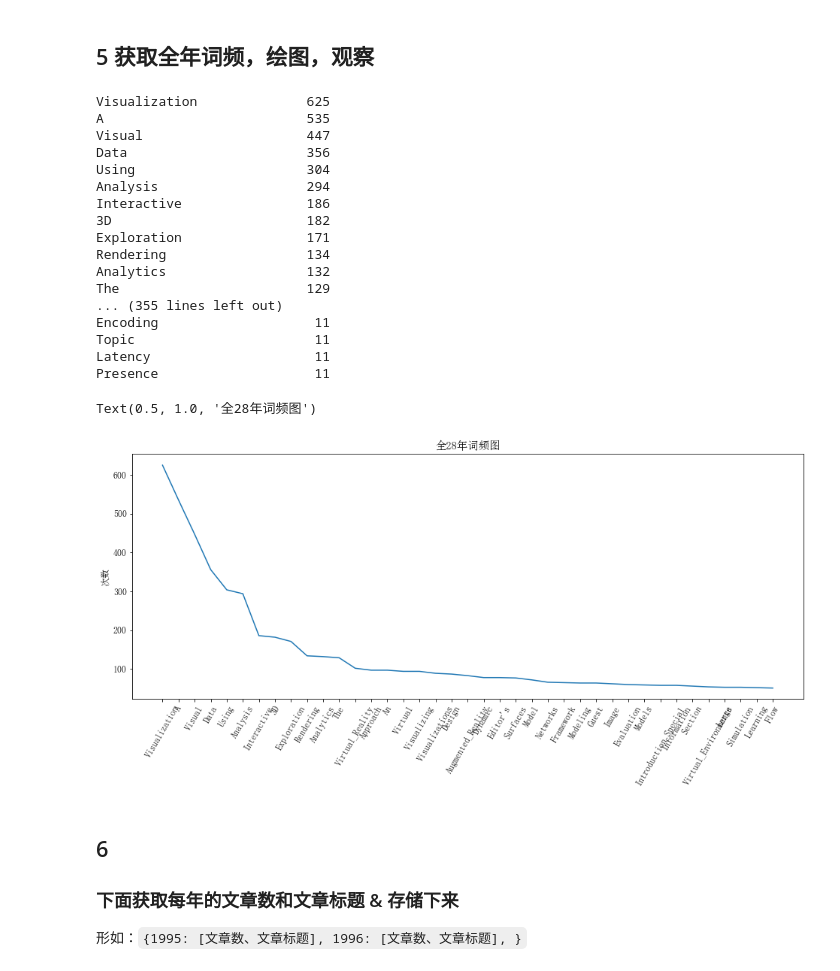
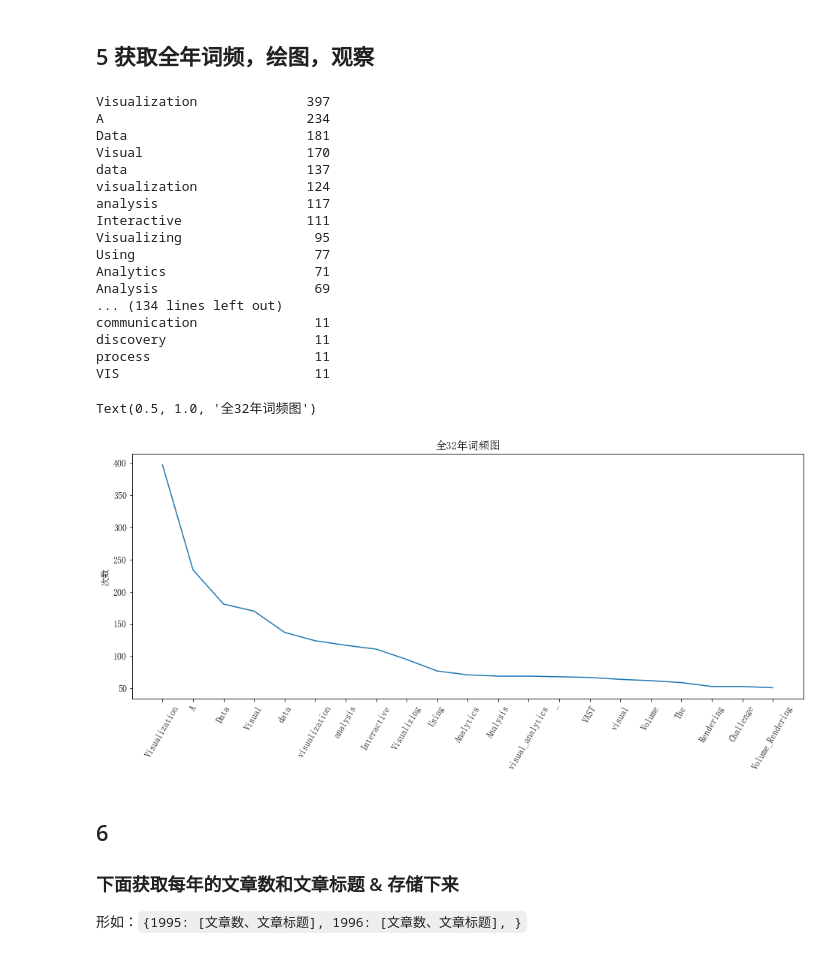
Before and after one commit to visforever/visforever.github.io, a Jupyter notebook: SNS_prj01_weibo0331/notes/tool_getTargetPaper_IEEEVIS.ipynb, the cells around one changed output. Drawn from its saved outputs; the diff is of its cells as text; code cells hidden in the pictures.

Commit message:
update ieeevis

```diff
--- a/SNS_prj01_weibo0331/notes/tool_getTargetPaper_IEEEVIS.ipynb
+++ b/SNS_prj01_weibo0331/notes/tool_getTargetPaper_IEEEVIS.ipynb
@@ -1044,9 +1044,9 @@ config = {
 rcParams.update(config)
 
 # 全年词频
-DictByYear = load_variable1('wordFreqDict.txt')
+DictByYear = load_variable1('IEEEV_wordFreqDict.txt')
 allYearDict = dict()
-for year in range(1995, 2023):
+for year in range(1990, 2022):
     curWords = DictByYear[year][2]
 
     for k, v in curWords.items():
@@ -1058,53 +1058,53 @@ items = list(allYearDict.items())  # 转换为list
 length = len(items)
 
 # print("items.len = " + str(len(items)))  # ●2 不一样的词的个数
 items.sort(key=lambda x: x[1], reverse=True)  # 按照词频排序
 
 
 wordcloudDic = dict()  # ●3 存放前k个词 & 词频
 
 top_k = 1000
 
 for i in range(top_k):
     word, count = items[i]
     wordcloudDic[word] = count
     if count > 10:
         print("{0:<20}{1:>10}".format(word, count))
 
 
 # 只画出词频大于50的词，看看情况
 plt_dic = dict()
 for k, v in wordcloudDic.items():
     if v > 50:
         plt_dic[k] = v
 # ------------------------------------------ 词频图
 x1 = list(plt_dic.keys())
 y1 = list(plt_dic.values())
 plt.figure(figsize=(16, 6))
 plt.plot(x1, y1)
 plt.xticks(rotation=60)  # 设置x轴上的刻度旋转角度
 plt.ylabel('次数')
-plt.title('全28年词频图')
+plt.title(f'全{endYear-startYear + 1}年词频图')
 # %% [output]
-Visualization              625
-A                          535
-Visual                     447
-Data                       356
-Using                      304
-Analysis                   294
-Interactive                186
-3D                         182
-Exploration                171
-Rendering                  134
-Analytics                  132
-The                        129
-... (355 lines left out)
-Encoding                    11
-Topic                       11
-Latency                     11
-Presence                    11
+Visualization              397
+A                          234
+Data                       181
+Visual                     170
+data                       137
+visualization              124
+analysis                   117
+Interactive                111
+Visualizing                 95
+Using                       77
+Analytics                   71
+Analysis                    69
+... (134 lines left out)
+communication               11
+discovery                   11
+process                     11
+VIS                         11
-Text(0.5, 1.0, '全28年词频图')
+Text(0.5, 1.0, '全32年词频图')
-[figure, old version]
+[figure, new version]
 # %% [markdown]
 ## 6
 ### 下面获取每年的文章数和文章标题 & 存储下来
```
